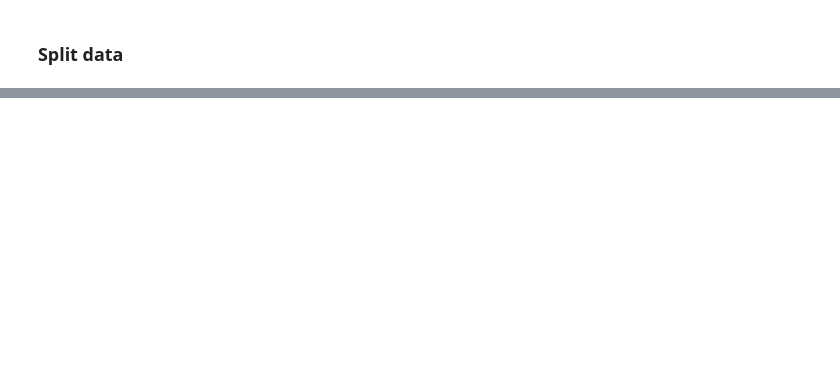
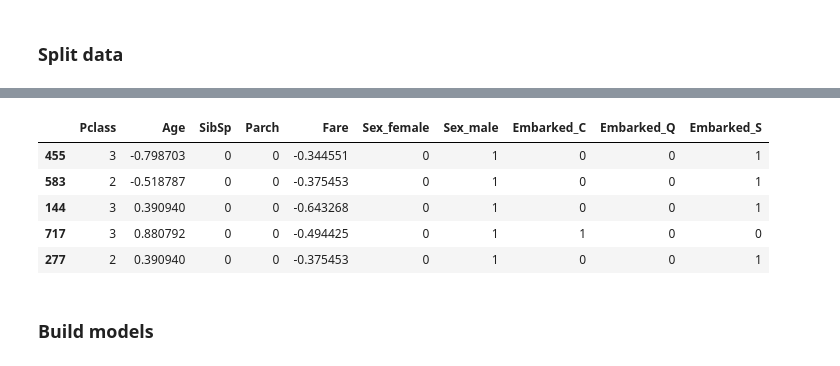
Before and after one commit to PRESIDENT810/Kaggle_Titanic, a Jupyter notebook: Training.ipynb, the cells around one changed output, grey strips where cells are left out. Cells and saved outputs as stored; diff of their text form; code cells hidden in the pictures; blank space fills up the shorter version.

Commit message:
Add some training

```diff
--- a/Training.ipynb
+++ b/Training.ipynb
@@ -6,7 +6,7 @@ import numpy as np
 # %%
 from sklearn.model_selection import train_test_split
 # %%
-data = pd.read_csv("train_AgeFilled.csv.csv")
+data = pd.read_csv("train_AgeFilled.csv")
 data = data.iloc[:,1:]
 trimmed_data = data.drop(labels=["Name","Ticket","Cabin","PassengerId"],axis=1)
 # %%
@@ -26,0 +33,22 @@ scaler = StandardScaler()
+# %%
+### Scale the data
+def scale_data(data):
+    age_array = np.array(data)[:,np.newaxis]
+    age_scaler = StandardScaler().fit(age_array)
+    scaled_age = age_scaler.transform(age_array)[:,0]
+    return scaled_age
+# %%
+train_X["Age"] = scale_data(train_X["Age"])
+# %%
+train_X["Fare"] = scale_data(train_X["Fare"])
+# %%
+train_X.head()
+# %% [output]
+|  | Pclass | Age | SibSp | Parch | Fare | Sex_female | Sex_male | Embarked_C | Embarked_Q | Embarked_S |
+| 455 | 3 | -0.798703 | 0 | 0 | -0.344551 | 0 | 1 | 0 | 0 | 1 |
+| 583 | 2 | -0.518787 | 0 | 0 | -0.375453 | 0 | 1 | 0 | 0 | 1 |
+| 144 | 3 | 0.390940 | 0 | 0 | -0.643268 | 0 | 1 | 0 | 0 | 1 |
+| 717 | 3 | 0.880792 | 0 | 0 | -0.494425 | 0 | 1 | 1 | 0 | 0 |
+| 277 | 2 | 0.390940 | 0 | 0 | -0.375453 | 0 | 1 | 0 | 0 | 1 |
+# %% [markdown]
+### Build models
```
Also changed, not shown: parts of 4 cells of this notebook, 2 other files.
